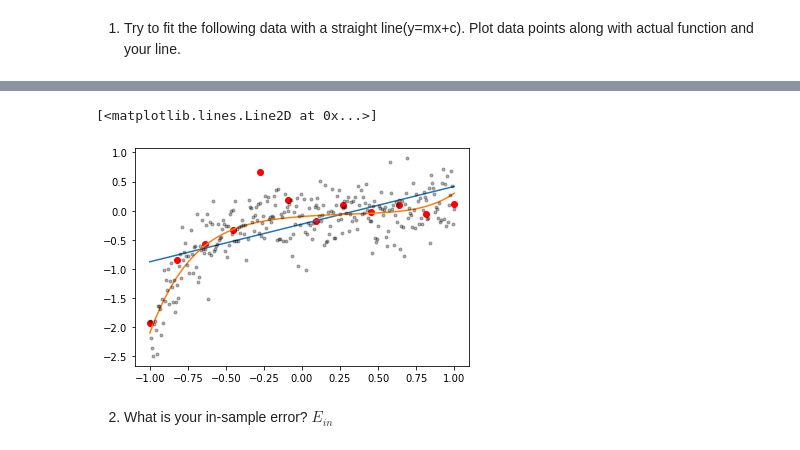
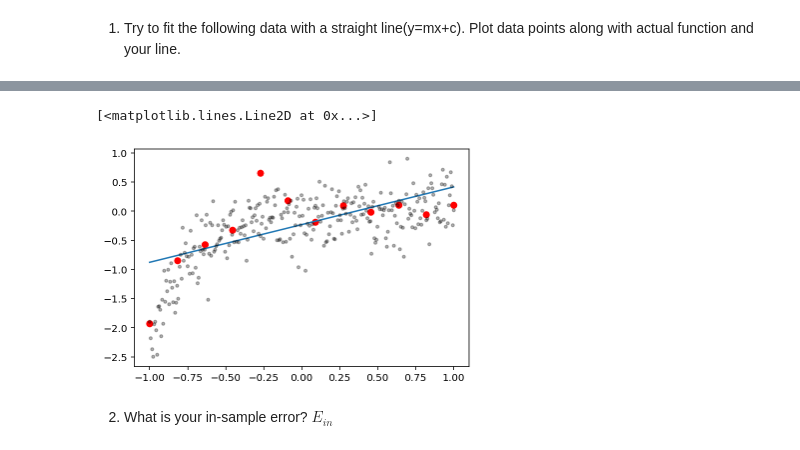
Before and after one commit to muic-pattern-rekt-2018/Exercise03-Generalization-Regularization, a Jupyter notebook: Exercise 03 Generalization and Regularization.ipynb, the cells around one changed output, grey strips where cells are left out. Drawn from its saved outputs; the diff is of its cells as text; code cells hidden in the pictures.

```diff
--- a/Exercise 03 Generalization and Regularization.ipynb
+++ b/Exercise 03 Generalization and Regularization.ipynb
@@ -35,20 +42,20 @@ plt.plot(testxs, testys, '.k', alpha=0.3)
 # %%
 # I'm being nice
 def guess(w, x):
     m, c = w
     return m*x + c
 
 def cost(w):
     return sum((yy - guess(w,xx))**2 for xx, yy in zip(xs, ys))/len(xs)
 
 w = minimize(cost, [0,0]).x
 
 newx = np.linspace(-1, 1, 100)
 newy = [guess(w, xx) for xx in newx]
 plt.plot(xs, ys, 'or')
 plt.plot(newx, newy)
-plt.plot(actualxs, actualys)
+#plt.plot(actualxs, actualys)
 plt.plot(testxs, testys, '.k', alpha=0.3)
 # %% [output]
 [<matplotlib.lines.Line2D at 0x...>]
-[figure, old version]
+[figure, new version]
```
Also changed, not shown: parts of 7 cells of this notebook.
